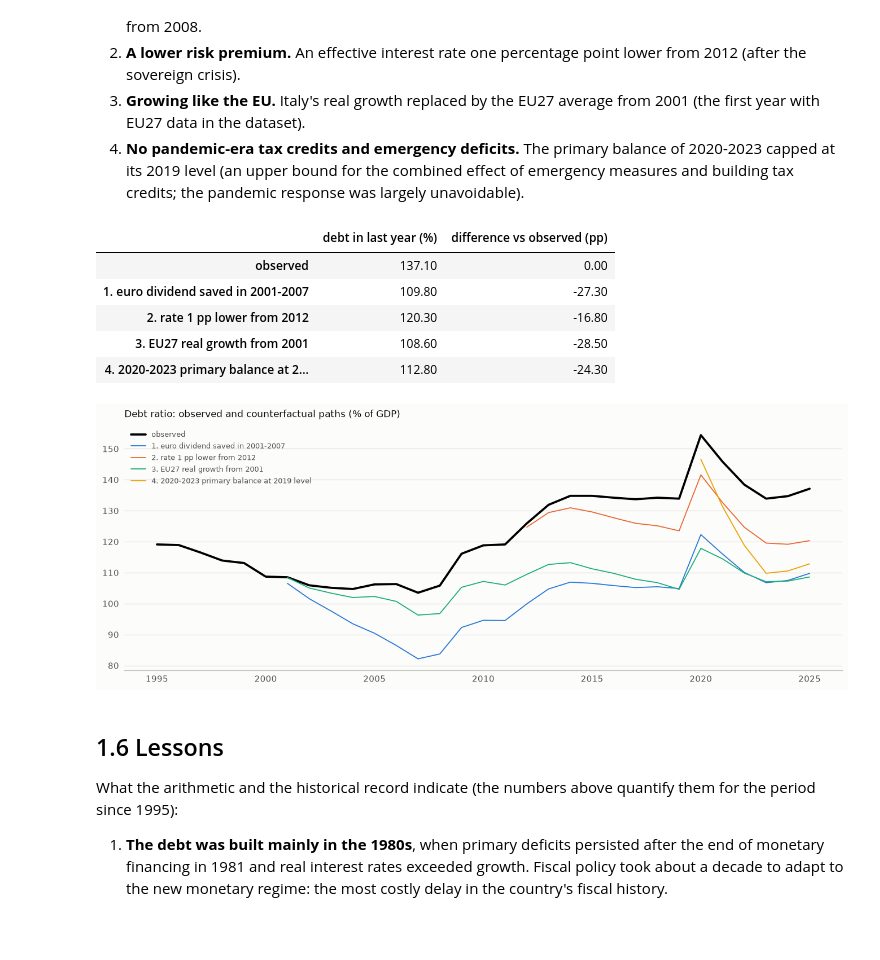
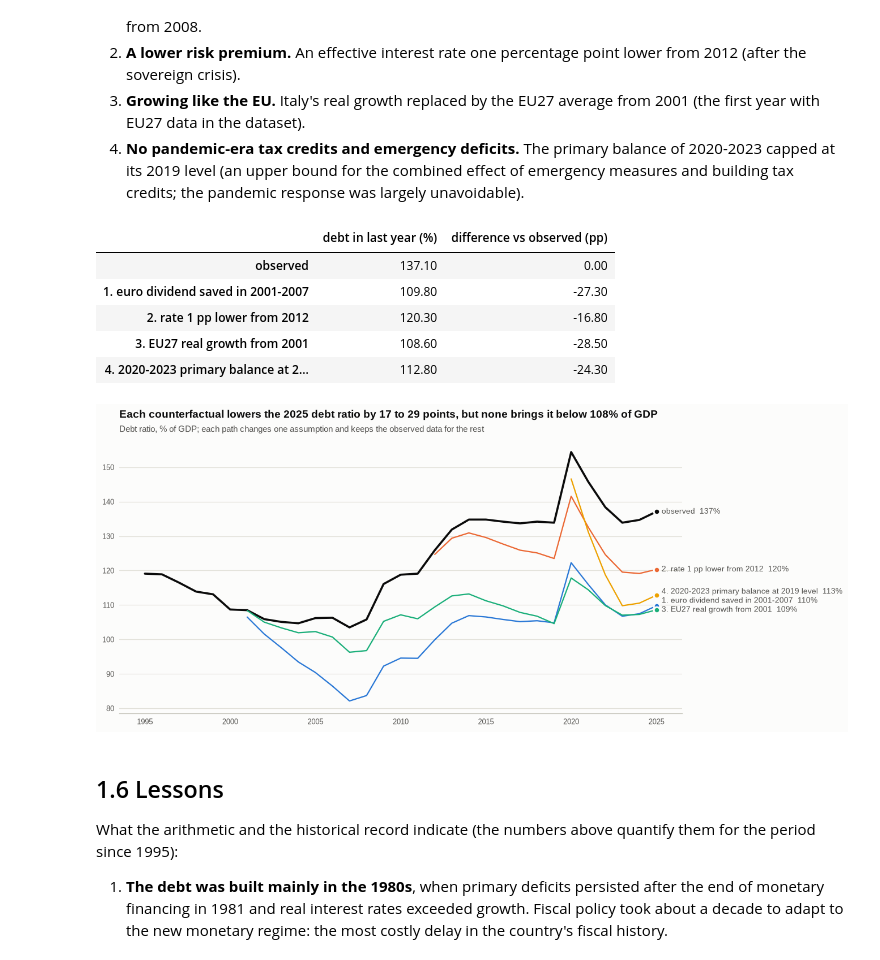
Before and after one commit to paolo993788/Italian-public-debt, a Jupyter notebook: notebooks/debt_dynamics/01_debt_history_and_decomposition.ipynb, the cells around one changed output. Saved outputs shown, nothing was run; the diff lists cells and outputs as text; code cells hidden in the pictures; blank space fills up the shorter version.

```diff
--- a/notebooks/debt_dynamics/01_debt_history_and_decomposition.ipynb
+++ b/notebooks/debt_dynamics/01_debt_history_and_decomposition.ipynb
@@ -190,37 +204,41 @@ the short run and interest rates in the long run), so they measure orders of mag
 # %%
 first, last = int(it.index.min()), int(it.index.max())
 avg_9700 = it.loc[1997:2000, "primary_balance"].mean() if first <= 1997 else it["primary_balance"].iloc[:4].mean()
 cf = {"observed": it["debt"]}
 if first <= 2000:
     pb = it["primary_balance"].copy(); pb.loc[2001:2007] = np.maximum(pb.loc[2001:2007], avg_9700)
     cf["1. euro dividend saved in 2001-2007"] = accounting.counterfactual(it, 2000, primary_balance=pb)
 if first <= 2011 < last:
     cf["2. rate 1 pp lower from 2012"] = accounting.counterfactual(it, 2011, effective_rate=it["effective_rate"] - 0.01)
 eu_start = max(2001, int(peer["real_growth"].dropna().index.min()))
 if first < eu_start:
     g = it["real_growth"].copy(); g.loc[eu_start:] = peer["real_growth"].reindex(g.loc[eu_start:].index)
     cf[f"3. EU27 real growth from {eu_start}"] = accounting.counterfactual(it, eu_start - 1, real_growth=g)
 if first <= 2019 and last >= 2020:
     pb = it["primary_balance"].copy(); pb.loc[2020:2023] = np.maximum(pb.loc[2020:2023], pb.loc[2019])
     cf["4. 2020-2023 primary balance at 2019 level"] = accounting.counterfactual(it, 2019, primary_balance=pb)
 paths = pd.DataFrame(cf)
-fig, ax = plt.subplots(figsize=(12, 4.5))
+fig, ax = plt.subplots(figsize=(12, 5.2))
+colors = {"observed": NOTEBOOK["ink"], **dict(zip(paths.columns[1:], SERIES))}
 for c in paths:
-    ax.plot(paths.index, 100 * paths[c], lw=2.5 if c == "observed" else 1.2, label=c, color="k" if c == "observed" else None)
-ax.set(title="Debt ratio: observed and counterfactual paths (% of GDP)")
-ax.legend(loc="upper left")
+    ax.plot(paths.index, 100 * paths[c], lw=2.4 if c == "observed" else 1.5, color=colors[c])
+cuts = 100 * (paths.iloc[-1, 1:] - paths["observed"].iloc[-1])
+headline(ax, f"Each counterfactual lowers the {paths.index[-1]} debt ratio by {-cuts.max():.0f} to {-cuts.min():.0f} "
+             f"points, but none brings it below {np.floor(100 * paths.iloc[-1].min()):.0f}% of GDP",
+         "Debt ratio, % of GDP; each path changes one assumption and keeps the observed data for the rest")
+label_ends(ax, {c: 100 * paths[c].dropna() for c in paths}, colors, fmt=lambda v: f"{v:.0f}%", min_gap=10.5)
 fig.savefig(OUTPUT_DIR / "counterfactuals.png", dpi=150)
 summary = pd.DataFrame({"debt in last year (%)": 100 * paths.iloc[-1],
                         "difference vs observed (pp)": 100 * (paths.iloc[-1] - paths["observed"].iloc[-1])})
 display(summary.round(1))
 # %% [output]
 |  | debt in last year (%) | difference vs observed (pp) |
 | observed | 137.10 | 0.00 |
 | 1. euro dividend saved in 2001-2007 | 109.80 | -27.30 |
 | 2. rate 1 pp lower from 2012 | 120.30 | -16.80 |
 | 3. EU27 real growth from 2001 | 108.60 | -28.50 |
 | 4. 2020-2023 primary balance at 2... | 112.80 | -24.30 |
-[figure, old version]
+[figure, new version]
 # %% [markdown]
 ## 1.6 Lessons
 
```
Also changed, not shown: parts of 4 cells of this notebook, 4 other files.
